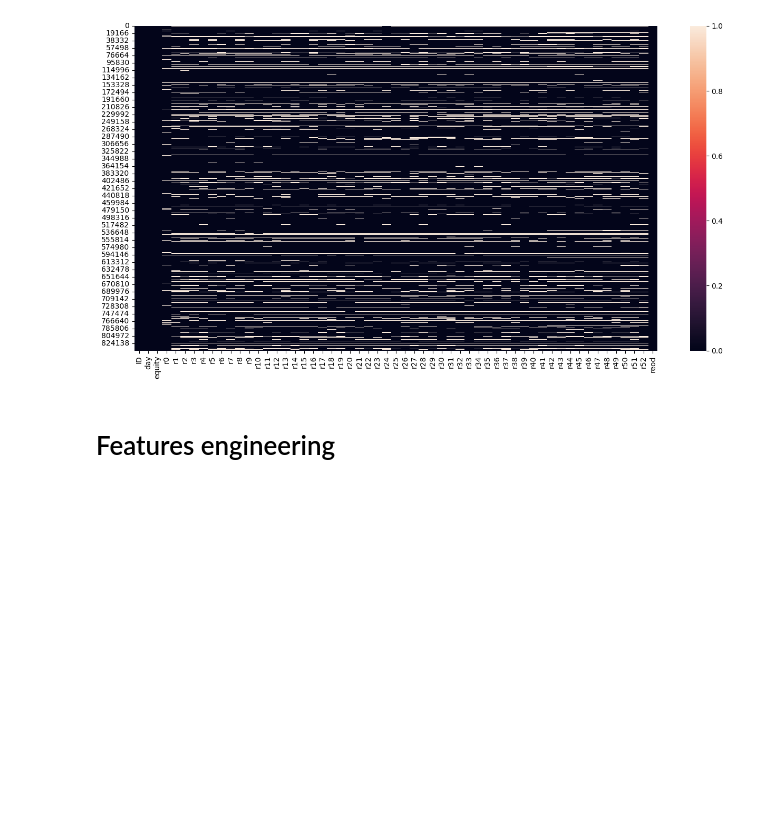
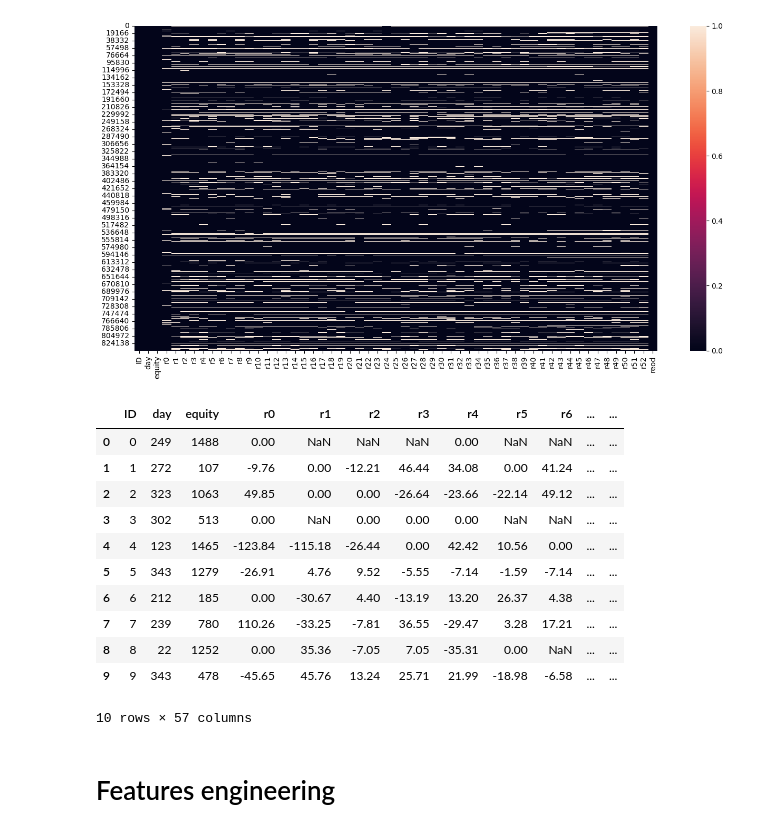
Before and after one commit to AugustinCablant/Data-Challenge-QRT, a Jupyter notebook: Capital Fund Management/code.ipynb, the cells around one changed output. Saved outputs shown, nothing was run; the diff lists cells and outputs as text; code cells hidden in the pictures; blank space fills up the shorter version.

```diff
--- a/Capital Fund Management/code.ipynb
+++ b/Capital Fund Management/code.ipynb
@@ -268,6 +269,21 @@ sns.heatmap(df.isna(), cbar = True)
 # %% [output]
 <AxesSubplot:>
 [figure]
+# %%
+df.head(10)
+# %% [output]
+|  | ID | day | equity | r0 | r1 | r2 | r3 | r4 | r5 | r6 | ... | ... |
+| 0 | 0 | 249 | 1488 | 0.00 | NaN | NaN | NaN | 0.00 | NaN | NaN | ... | ... |
+| 1 | 1 | 272 | 107 | -9.76 | 0.00 | -12.21 | 46.44 | 34.08 | 0.00 | 41.24 | ... | ... |
+| 2 | 2 | 323 | 1063 | 49.85 | 0.00 | 0.00 | -26.64 | -23.66 | -22.14 | 49.12 | ... | ... |
+| 3 | 3 | 302 | 513 | 0.00 | NaN | 0.00 | 0.00 | 0.00 | NaN | NaN | ... | ... |
+| 4 | 4 | 123 | 1465 | -123.84 | -115.18 | -26.44 | 0.00 | 42.42 | 10.56 | 0.00 | ... | ... |
+| 5 | 5 | 343 | 1279 | -26.91 | 4.76 | 9.52 | -5.55 | -7.14 | -1.59 | -7.14 | ... | ... |
+| 6 | 6 | 212 | 185 | 0.00 | -30.67 | 4.40 | -13.19 | 13.20 | 26.37 | 4.38 | ... | ... |
+| 7 | 7 | 239 | 780 | 110.26 | -33.25 | -7.81 | 36.55 | -29.47 | 3.28 | 17.21 | ... | ... |
+| 8 | 8 | 22 | 1252 | 0.00 | 35.36 | -7.05 | 7.05 | -35.31 | 0.00 | NaN | ... | ... |
+| 9 | 9 | 343 | 478 | -45.65 | 45.76 | 13.24 | 25.71 | 21.99 | -18.98 | -6.58 | ... | ... |
+10 rows × 57 columns
 # %% [markdown]
 # Features engineering
 # %%
```
Also changed, not shown: parts of 11 cells of this notebook.
